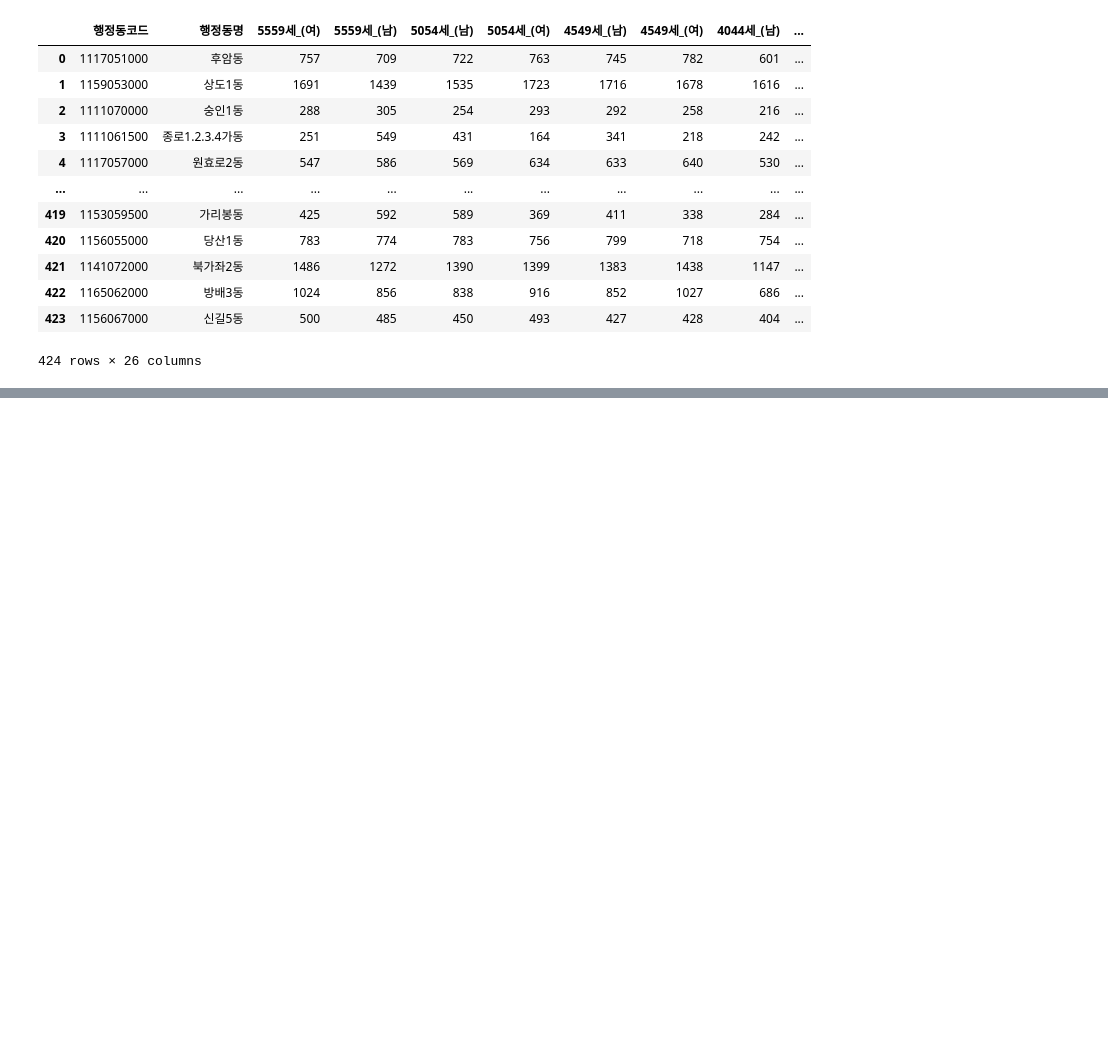
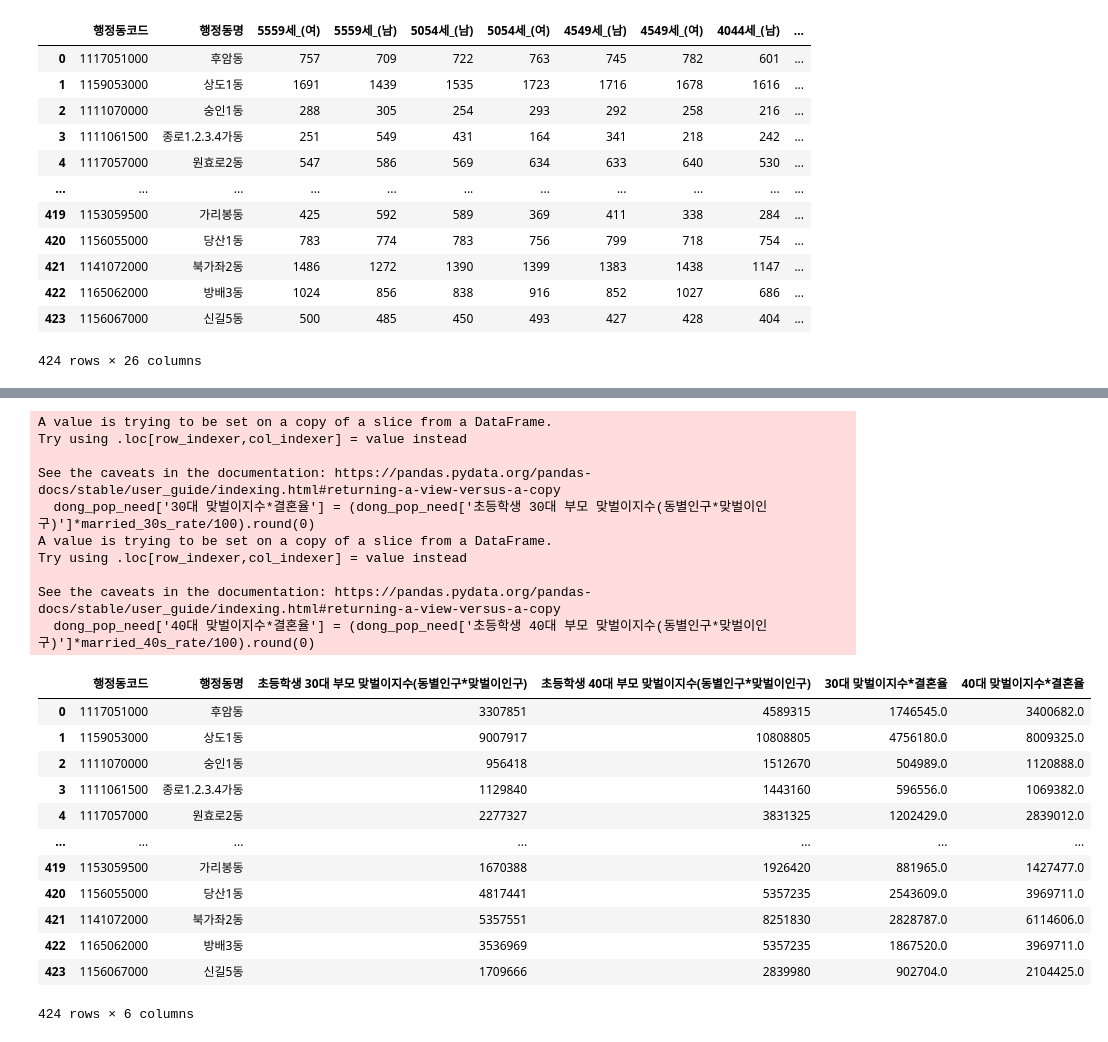
Before and after one commit to gyuholee94/seoul_contest, a Jupyter notebook: 규호_맞벌이가정추측.ipynb, the cells around one changed output, grey strips where cells are left out. Cells and saved outputs as stored; diff of their text form; code cells hidden in the pictures; blank space fills up the shorter version.

```diff
--- a/규호_맞벌이가정추측.ipynb
+++ b/규호_맞벌이가정추측.ipynb
@@ -652,0 +726,4 @@ dong_pop.to_csv('./초등학생 3040대 부모 행정동별 맞벌이 지수(인
+# %%
+married_30s = married_seoul.iloc[4:6]
+married_40s = married_seoul.iloc[6:8]
+married_30s
@@ -652,0 +740,4 @@ dong_pop.to_csv('./초등학생 3040대 부모 행정동별 맞벌이 지수(인
+# %%
+married_30s_rate = (married_30s['내국인-배우자있음'].sum()/married_30s['내국인(15세이상)-계'].sum()*100).round(1)
+married_40s_rate = (married_40s['내국인-배우자있음'].sum()/married_40s['내국인(15세이상)-계'].sum()*100).round(1)
+print('서울 30대 결혼율: {}%'.format(married_30s_rate), '서울 40대 결혼율: {}%'.format(married_40s_rate))
@@ -652,0 +746,3 @@ dong_pop.to_csv('./초등학생 3040대 부모 행정동별 맞벌이 지수(인
+# %%
+dong_pop_need = dong_pop[['행정동코드','행정동명','초등학생 30대 부모 맞벌이지수(동별인구*맞벌이인구)','초등학생 40대 부모 맞벌이지수(동별인구*맞벌이인구)']]
+dong_pop_need
@@ -652,0 +763,28 @@ dong_pop.to_csv('./초등학생 3040대 부모 행정동별 맞벌이 지수(인
+# %%
+dong_pop_need['30대 맞벌이지수*결혼율'] = (dong_pop_need['초등학생 30대 부모 맞벌이지수(동별인구*맞벌이인구)']*married_30s_rate/100).round(0)
+dong_pop_need['40대 맞벌이지수*결혼율'] = (dong_pop_need['초등학생 40대 부모 맞벌이지수(동별인구*맞벌이인구)']*married_40s_rate/100).round(0)
+dong_pop_need
+# %% [output]
+A value is trying to be set on a copy of a slice from a DataFrame.
+Try using .loc[row_indexer,col_indexer] = value instead
+
+See the caveats in the documentation: https://pandas.pydata.org/pandas-docs/stable/user_guide/indexing.html#returning-a-view-versus-a-copy
+  dong_pop_need['30대 맞벌이지수*결혼율'] = (dong_pop_need['초등학생 30대 부모 맞벌이지수(동별인구*맞벌이인구)']*married_30s_rate/100).round(0)
+A value is trying to be set on a copy of a slice from a DataFrame.
+Try using .loc[row_indexer,col_indexer] = value instead
+
+See the caveats in the documentation: https://pandas.pydata.org/pandas-docs/stable/user_guide/indexing.html#returning-a-view-versus-a-copy
+  dong_pop_need['40대 맞벌이지수*결혼율'] = (dong_pop_need['초등학생 40대 부모 맞벌이지수(동별인구*맞벌이인구)']*married_40s_rate/100).round(0)
+|  | 행정동코드 | 행정동명 | 초등학생 30대 부모 맞벌이지수(동별인구*맞벌이인구) | 초등학생 40대 부모 맞벌이지수(동별인구*맞벌이인구) | 30대 맞벌이지수*결혼율 | 40대 맞벌이지수*결혼율 |
+| 0 | 1117051000 | 후암동 | 3307851 | 4589315 | 1746545.0 | 3400682.0 |
+| 1 | 1159053000 | 상도1동 | 9007917 | 10808805 | 4756180.0 | 8009325.0 |
+| 2 | 1111070000 | 숭인1동 | 956418 | 1512670 | 504989.0 | 1120888.0 |
+| 3 | 1111061500 | 종로1.2.3.4가동 | 1129840 | 1443160 | 596556.0 | 1069382.0 |
+| 4 | 1117057000 | 원효로2동 | 2277327 | 3831325 | 1202429.0 | 2839012.0 |
+| ... | ... | ... | ... | ... | ... | ... |
+| 419 | 1153059500 | 가리봉동 | 1670388 | 1926420 | 881965.0 | 1427477.0 |
+| 420 | 1156055000 | 당산1동 | 4817441 | 5357235 | 2543609.0 | 3969711.0 |
+| 421 | 1141072000 | 북가좌2동 | 5357551 | 8251830 | 2828787.0 | 6114606.0 |
+| 422 | 1165062000 | 방배3동 | 3536969 | 5357235 | 1867520.0 | 3969711.0 |
+| 423 | 1156067000 | 신길5동 | 1709666 | 2839980 | 902704.0 | 2104425.0 |
+424 rows × 6 columns
```
Also changed, not shown: parts of 9 cells of this notebook, 3 other files.
